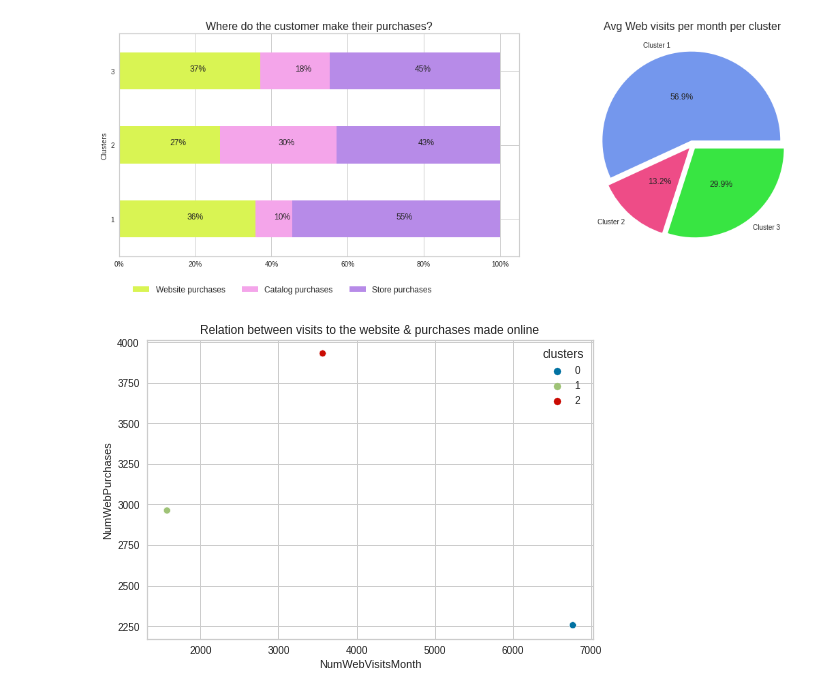
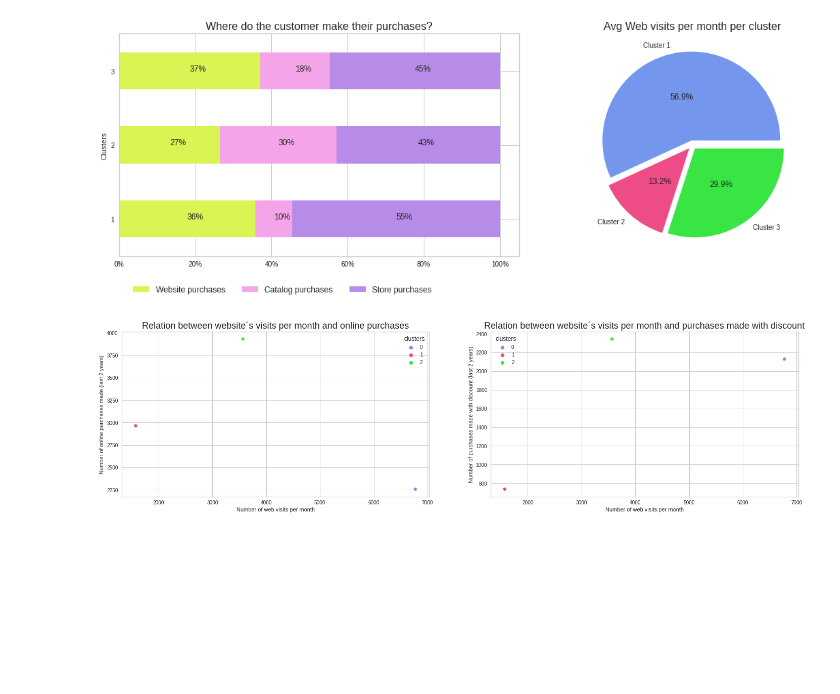
Before and after one commit to nico961009/Learning-AI-and-ML-with-a-Marketing-Campaign-dataset, a Jupyter notebook: 3.1.-K-Means_Characteristics_of_clusters.ipynb, the cells around one changed output. Cells and saved outputs as stored; diff of their text form; code cells hidden in the pictures; blank space fills up the shorter version.

Commit message:
2. Almost done with 3.1.-K-Means_Characteristics_of_clusters.ipynb

```diff
--- a/3.1.-K-Means_Characteristics_of_clusters.ipynb
+++ b/3.1.-K-Means_Characteristics_of_clusters.ipynb
@@ -185,9 +185,20 @@ g1.set_ylabel(' ')
 plt.show()
 # %% [output]
 [figure]
-# %%
-r_web_pur = pd.DataFrame(mk.groupby(['clusters'])[['NumWebPurchases','NumWebVisitsMonth']].sum()).reset_index()
-sns.scatterplot(data=r_web_pur,y='NumWebPurchases',x='NumWebVisitsMonth', hue= 'clusters' ).set(title='Relation between visits to the website & purchases made online')
-plt.show()
-# %% [output]
-[figure, removed]
+# %%
+fig, ax = plt.subplots(1, 2, figsize=(24,6))
+ax = ax.ravel()
+
+r_web_pur = pd.DataFrame(mk.groupby(['clusters'])[['NumWebPurchases','NumWebVisitsMonth', 'NumDealsPurchases']].sum()).reset_index()
+g1= sns.scatterplot(data=r_web_pur,y='NumWebPurchases',x='NumWebVisitsMonth', hue= 'clusters',palette= sns_colors, ax=ax[0])
+g1.set( xlabel='Number of web visits per month',
+       ylabel='Number of online purchases made (last 2 years)')
+g1.set_title('Relation between website´s visits per month and online purchases', fontsize=18)
+
+g2= sns.scatterplot(data=r_web_pur,y='NumDealsPurchases',x='NumWebVisitsMonth', hue= 'clusters',palette= sns_colors, ax=ax[1])
+g2.set( xlabel='Number of web visits per month',
+       ylabel='Number of purchases made with discount (last 2 years)')
+g2.set_title('Relation between website´s visits per month and purchases made with discount', fontsize=18)
+plt.show()
+# %% [output]
+[figure, added]
```
